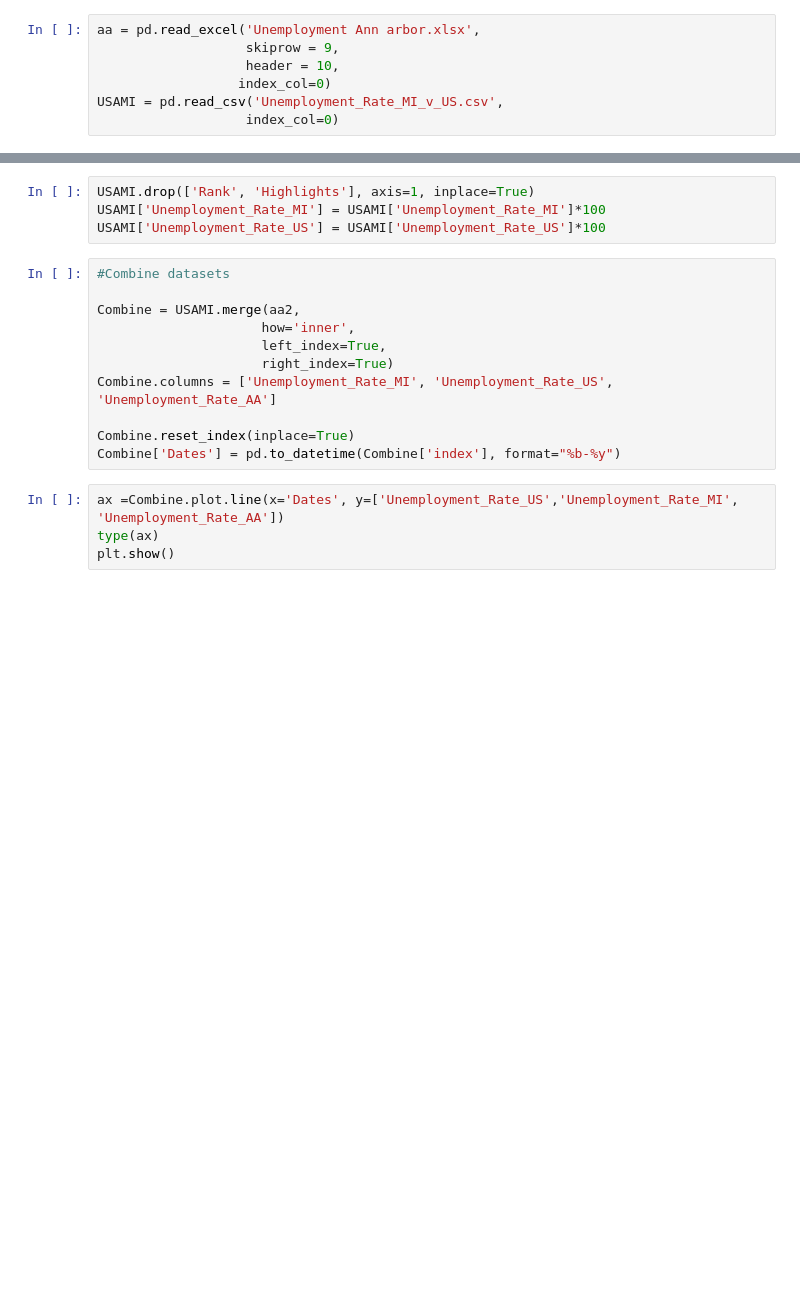
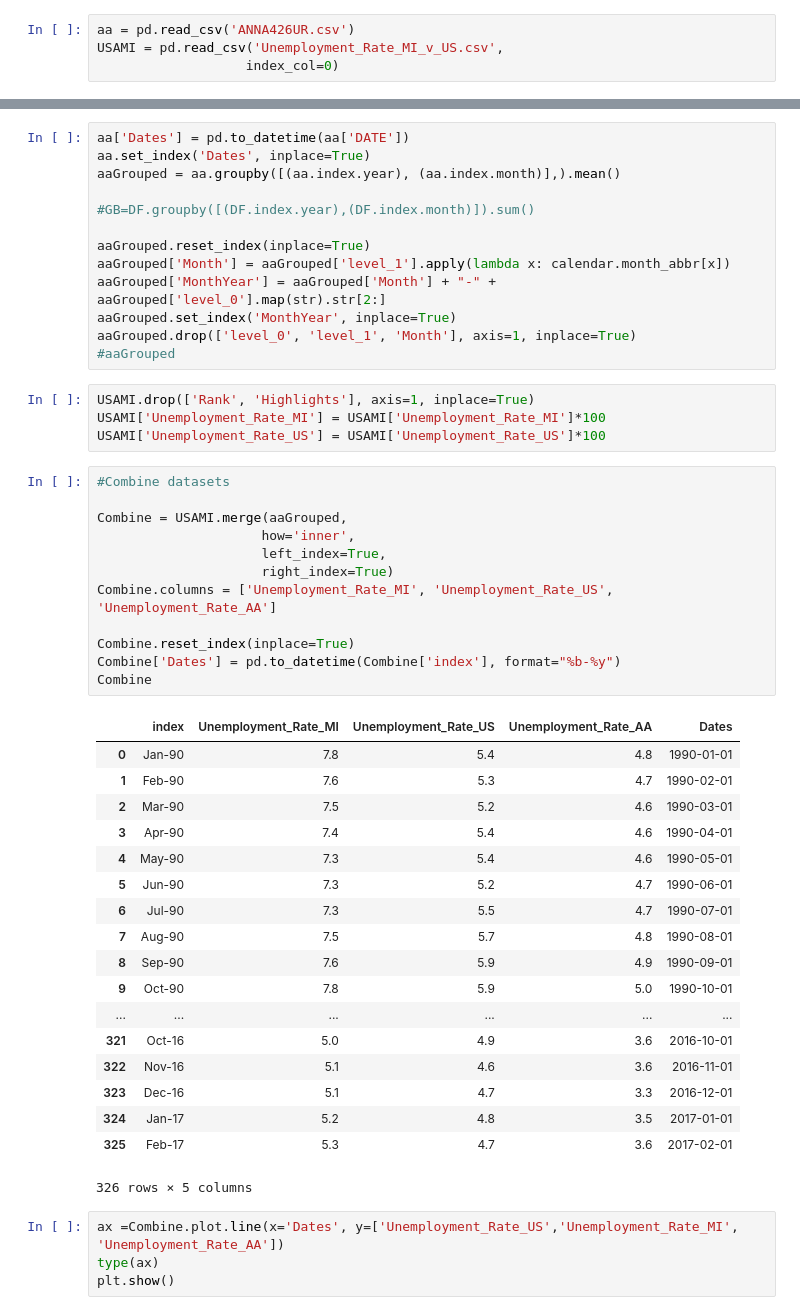
Before and after one commit to Noelspace/ADSWP, a Jupyter notebook: Plotting/Week4/Assignment4.ipynb, the cells around one changed output, grey strips where cells are left out. Saved outputs shown, nothing was run; the diff lists cells and outputs as text; blank space fills up the shorter version.

```diff
--- a/Plotting/Week4/Assignment4.ipynb
+++ b/Plotting/Week4/Assignment4.ipynb
@@ -41,9 +42,6 @@ import seaborn as sns
 
 plt.style.use('seaborn-colorblind')
 # %%
-aa = pd.read_excel('Unemployment Ann arbor.xlsx',
-                   skiprow = 9,
-                   header = 10,
-                  index_col=0)
+aa = pd.read_csv('ANNA426UR.csv')
 USAMI = pd.read_csv('Unemployment_Rate_MI_v_US.csv',
                    index_col=0)
@@ -62,3 +48,16 @@ aa2.drop(['level_0', 'Year'], axis=1, inplace=True)
+# %%
+aa['Dates'] = pd.to_datetime(aa['DATE'])
+aa.set_index('Dates', inplace=True)
+aaGrouped = aa.groupby([(aa.index.year), (aa.index.month)],).mean()
+
+#GB=DF.groupby([(DF.index.year),(DF.index.month)]).sum()
+
+aaGrouped.reset_index(inplace=True)
+aaGrouped['Month'] = aaGrouped['level_1'].apply(lambda x: calendar.month_abbr[x])
+aaGrouped['MonthYear'] = aaGrouped['Month'] + "-" + aaGrouped['level_0'].map(str).str[2:]
+aaGrouped.set_index('MonthYear', inplace=True)
+aaGrouped.drop(['level_0', 'level_1', 'Month'], axis=1, inplace=True)
+#aaGrouped
 # %%
 USAMI.drop(['Rank', 'Highlights'], axis=1, inplace=True)
 USAMI['Unemployment_Rate_MI'] = USAMI['Unemployment_Rate_MI']*100
@@ -66,14 +65,34 @@ USAMI['Unemployment_Rate_US'] = USAMI['Unemployment_Rate_US']*100
 # %%
 #Combine datasets
 
-Combine = USAMI.merge(aa2,
+Combine = USAMI.merge(aaGrouped,
                      how='inner',
                      left_index=True,
                      right_index=True)
 Combine.columns = ['Unemployment_Rate_MI', 'Unemployment_Rate_US', 'Unemployment_Rate_AA']
 
 Combine.reset_index(inplace=True)
 Combine['Dates'] = pd.to_datetime(Combine['index'], format="%b-%y")
+Combine
+# %% [output]
+|  | index | Unemployment_Rate_MI | Unemployment_Rate_US | Unemployment_Rate_AA | Dates |
+| 0 | Jan-90 | 7.8 | 5.4 | 4.8 | 1990-01-01 |
+| 1 | Feb-90 | 7.6 | 5.3 | 4.7 | 1990-02-01 |
+| 2 | Mar-90 | 7.5 | 5.2 | 4.6 | 1990-03-01 |
+| 3 | Apr-90 | 7.4 | 5.4 | 4.6 | 1990-04-01 |
+| 4 | May-90 | 7.3 | 5.4 | 4.6 | 1990-05-01 |
+| 5 | Jun-90 | 7.3 | 5.2 | 4.7 | 1990-06-01 |
+| 6 | Jul-90 | 7.3 | 5.5 | 4.7 | 1990-07-01 |
+| 7 | Aug-90 | 7.5 | 5.7 | 4.8 | 1990-08-01 |
+| 8 | Sep-90 | 7.6 | 5.9 | 4.9 | 1990-09-01 |
+| 9 | Oct-90 | 7.8 | 5.9 | 5.0 | 1990-10-01 |
+| ... | ... | ... | ... | ... | ... |
+| 321 | Oct-16 | 5.0 | 4.9 | 3.6 | 2016-10-01 |
+| 322 | Nov-16 | 5.1 | 4.6 | 3.6 | 2016-11-01 |
+| 323 | Dec-16 | 5.1 | 4.7 | 3.3 | 2016-12-01 |
+| 324 | Jan-17 | 5.2 | 4.8 | 3.5 | 2017-01-01 |
+| 325 | Feb-17 | 5.3 | 4.7 | 3.6 | 2017-02-01 |
+326 rows × 5 columns
 # %%
 ax =Combine.plot.line(x='Dates', y=['Unemployment_Rate_US','Unemployment_Rate_MI', 'Unemployment_Rate_AA'])
 type(ax)
```
Also changed, not shown: parts of 2 cells of this notebook.
